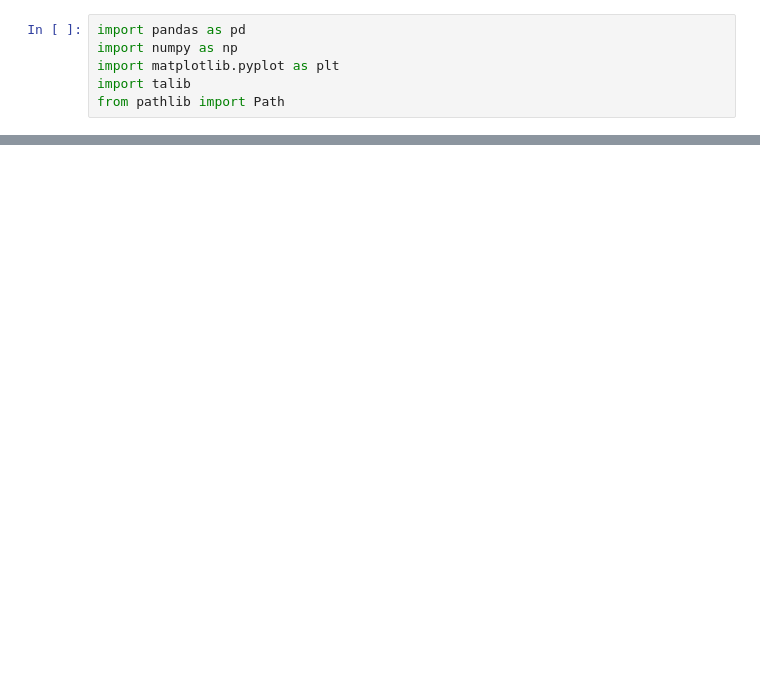
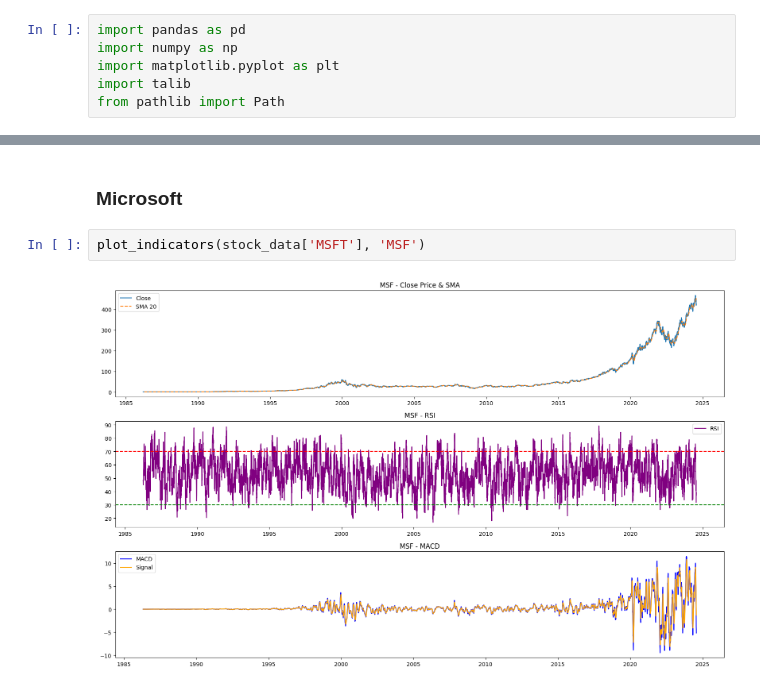
Before and after one commit to dagmaros27/Financial-news-sentiment-analysis, a Jupyter notebook: notebooks/financial_data_quantitative_analysis.ipynb, the cells around one changed output, grey strips where cells are left out. Saved outputs shown, nothing was run; the diff lists cells and outputs as text; blank space fills up the shorter version.

```diff
--- a/notebooks/financial_data_quantitative_analysis.ipynb
+++ b/notebooks/financial_data_quantitative_analysis.ipynb
@@ -58,0 +76,6 @@ plot_indicators(stock_data['AAPL'], 'AAPL')
+# %% [markdown]
+### Microsoft
+# %%
+plot_indicators(stock_data['MSFT'], 'MSF')
+# %% [output]
+[figure, added]
```
Also changed, not shown: parts of 10 cells of this notebook, 1 other file.
